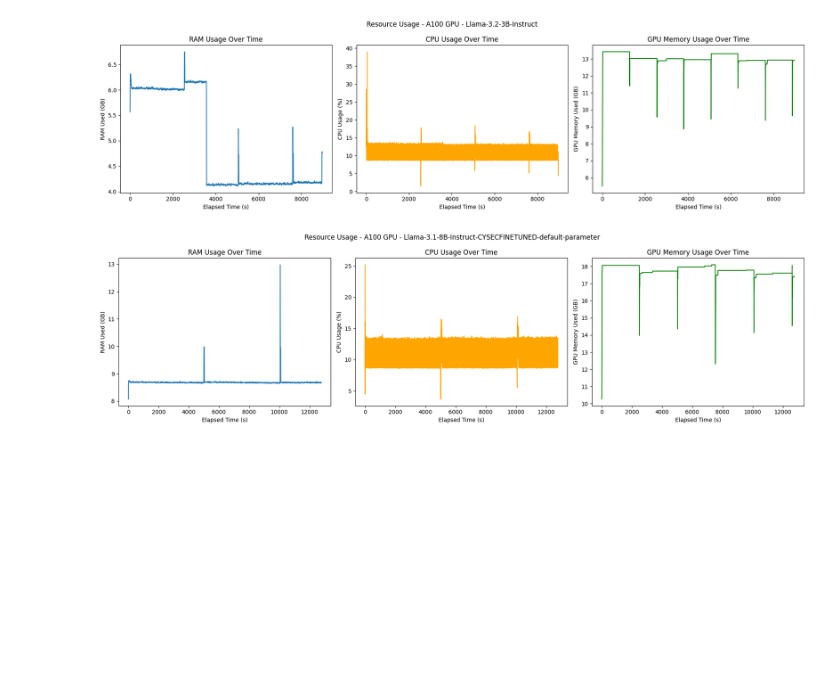
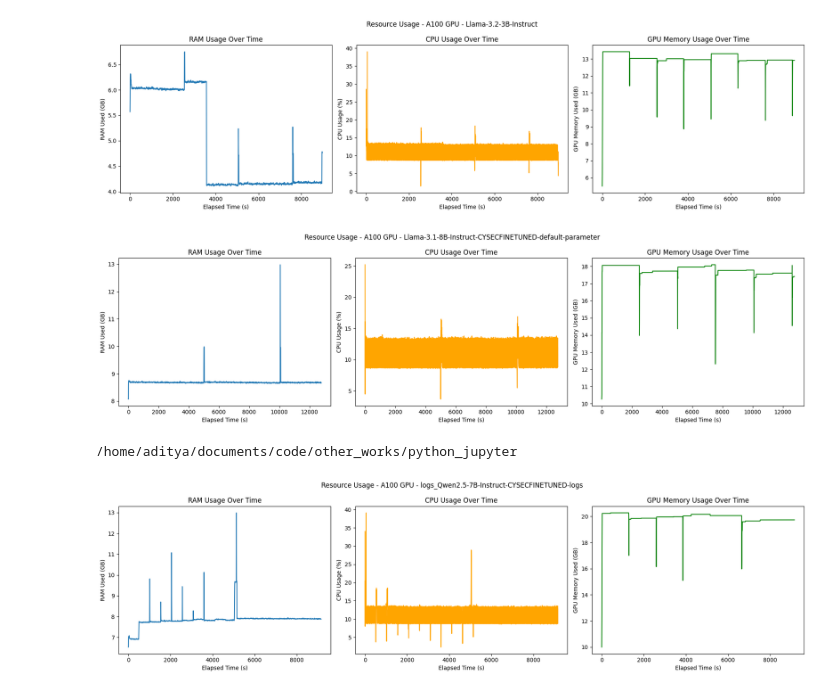
Before and after one commit to arizki787/ContinuedPretrainingLLM, a Jupyter notebook: RESOURCE_USAGE.ipynb, the cells around one changed output. Drawn from its saved outputs; the diff is of its cells as text; code cells hidden in the pictures; blank space fills up the shorter version.

Commit message:
add: complete resource usage

```diff
--- a/RESOURCE_USAGE.ipynb
+++ b/RESOURCE_USAGE.ipynb
@@ -97,3 +97,36 @@ plt.tight_layout()
 plt.show()
 # %% [output]
 [figure]
+# %%
+log_path = '/mnt/d/projects/CysecLLM/ContinuedPretrainingLLM/logs/logs_Qwen2.5-7B-Instruct-CYSECFINETUNED-logs/resource_usage_Qwen2.5-7B-Instruct-CYSECFINETUNED-logs.csv'
+df = pd.read_csv(log_path)
+# %% [output]
+/home/aditya/documents/code/other_works/python_jupyter
+# %%
+x = df['elapsed_s']
+y_ram = df['ram_used_gb']
+y_cpu = df['cpu_percent']
+y_gpu = df['gpu_mem_used_gb']
+
+fig, (ax1, ax2, ax3) = plt.subplots(1, 3, figsize=(18,5))
+fig.suptitle('Resource Usage - A100 GPU - logs_Qwen2.5-7B-Instruct-CYSECFINETUNED-logs')
+
+ax1.plot(x, y_ram)
+ax1.set_title('RAM Usage Over Time')
+ax1.set_xlabel('Elapsed Time (s)')
+ax1.set_ylabel('RAM Used (GB)')
+
+ax2.plot(x, y_cpu, color='orange')
+ax2.set_title('CPU Usage Over Time')
+ax2.set_xlabel('Elapsed Time (s)')
+ax2.set_ylabel('CPU Usage (%)')
+
+ax3.plot(x, y_gpu, color='green')
+ax3.set_title('GPU Memory Usage Over Time')
+ax3.set_xlabel('Elapsed Time (s)')
+ax3.set_ylabel('GPU Memory Used (GB)')
+
+plt.tight_layout()
+plt.show()
+# %% [output]
+[figure, added]
```
